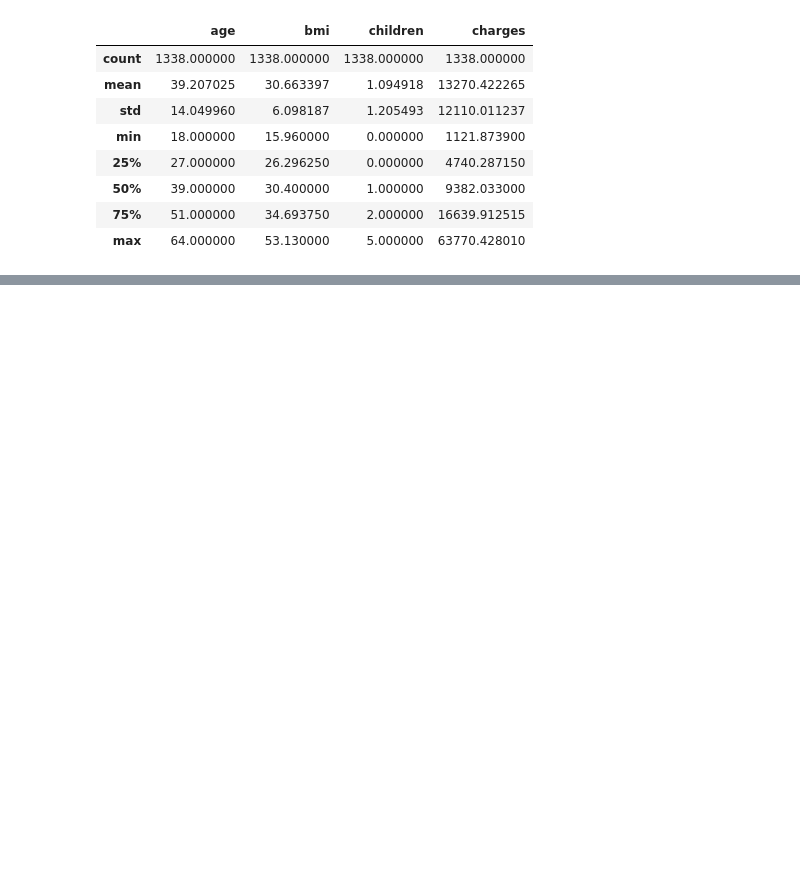
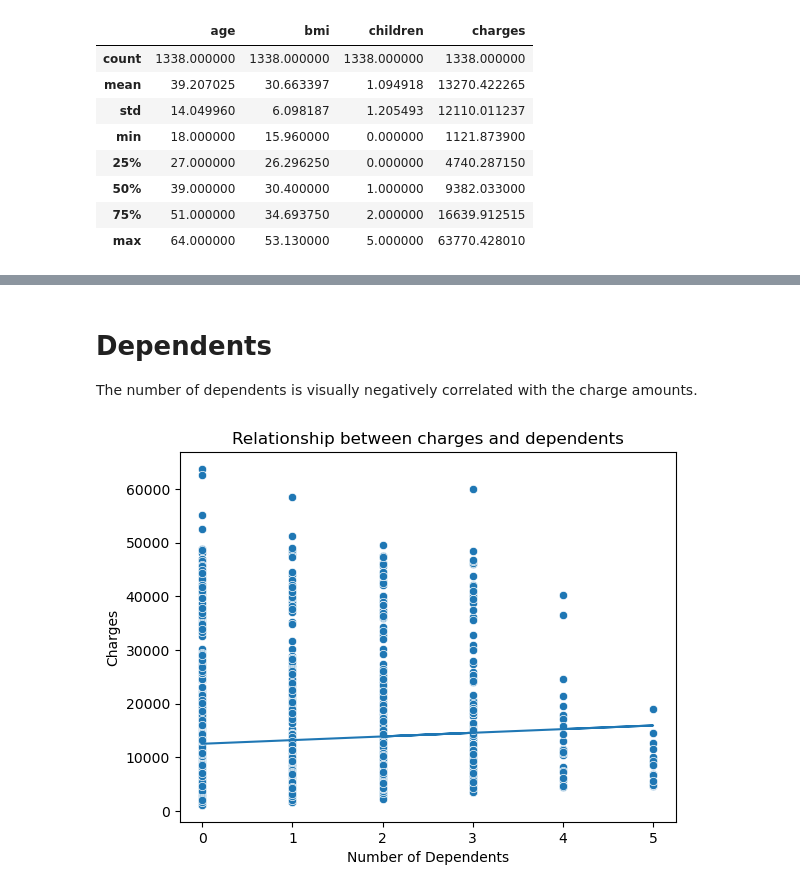
Before and after one commit to jpjavier23/story_case_study, a Jupyter notebook: insurance_charging_determinants.ipynb, the cells around one changed output, grey strips where cells are left out. Saved outputs shown, nothing was run; the diff lists cells and outputs as text; code cells hidden in the pictures; blank space fills up the shorter version.

```diff
--- a/insurance_charging_determinants.ipynb
+++ b/insurance_charging_determinants.ipynb
@@ -60,0 +98,18 @@ The spread of the age ranges (18 - 64) are fairly uniformly distributed so they
+# %% [markdown]
+# Dependents
+
+The number of dependents is visually negatively correlated with the charge amounts.
+# %%
+a, b = np.polyfit(df1['children'], df1['charges'], 1)
+x = np.array(df1['children'].unique())
+y = (a*x) + b
+r = pearsonr(df1['children'], df1['charges'])
+# %%
+depend = sns.scatterplot(x = df1['children'], y = df1['charges'])
+depend = plt.plot(x, y)
+depend = plt.xlabel('Number of Dependents')
+depend = plt.ylabel('Charges')
+depend = plt.title('Relationship between charges and dependents')
+plt.show()
+# %% [output]
+[figure, added]
```
Also changed, not shown: parts of 8 cells of this notebook.
